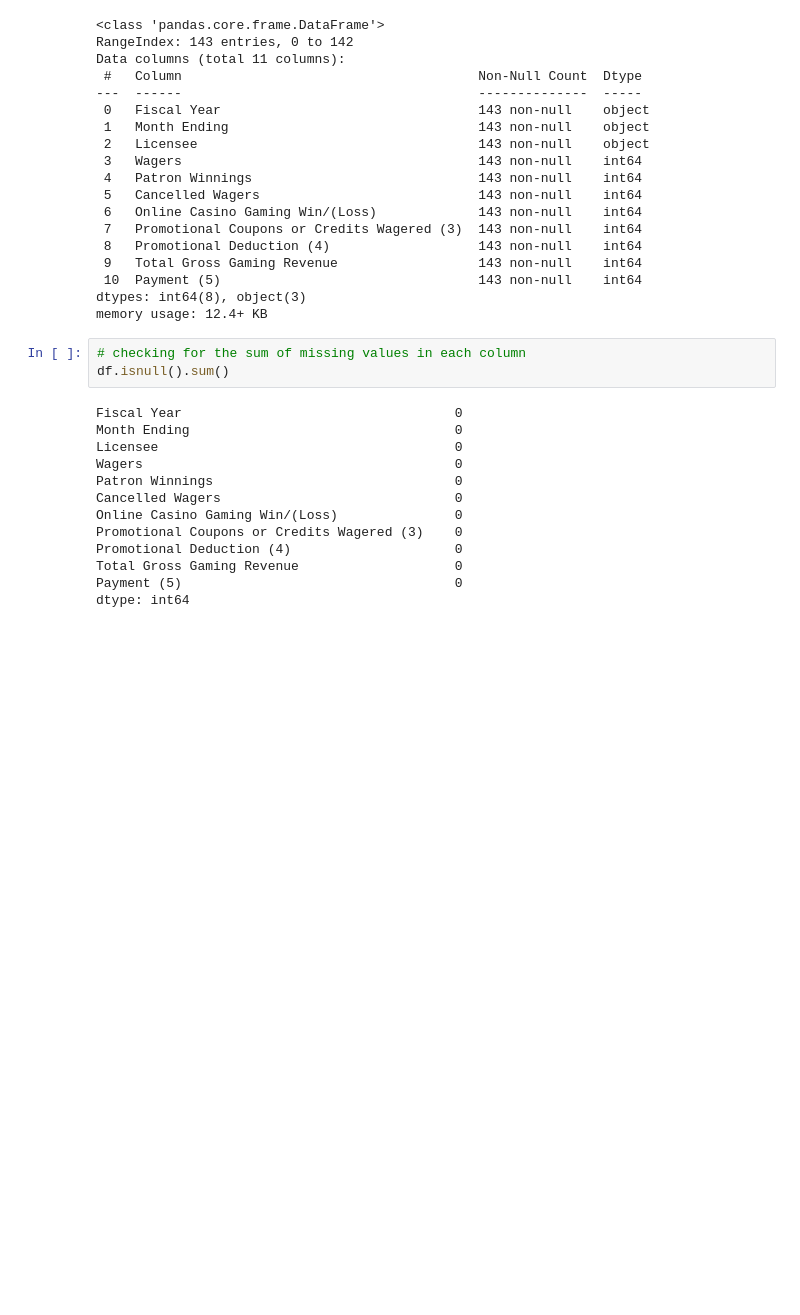
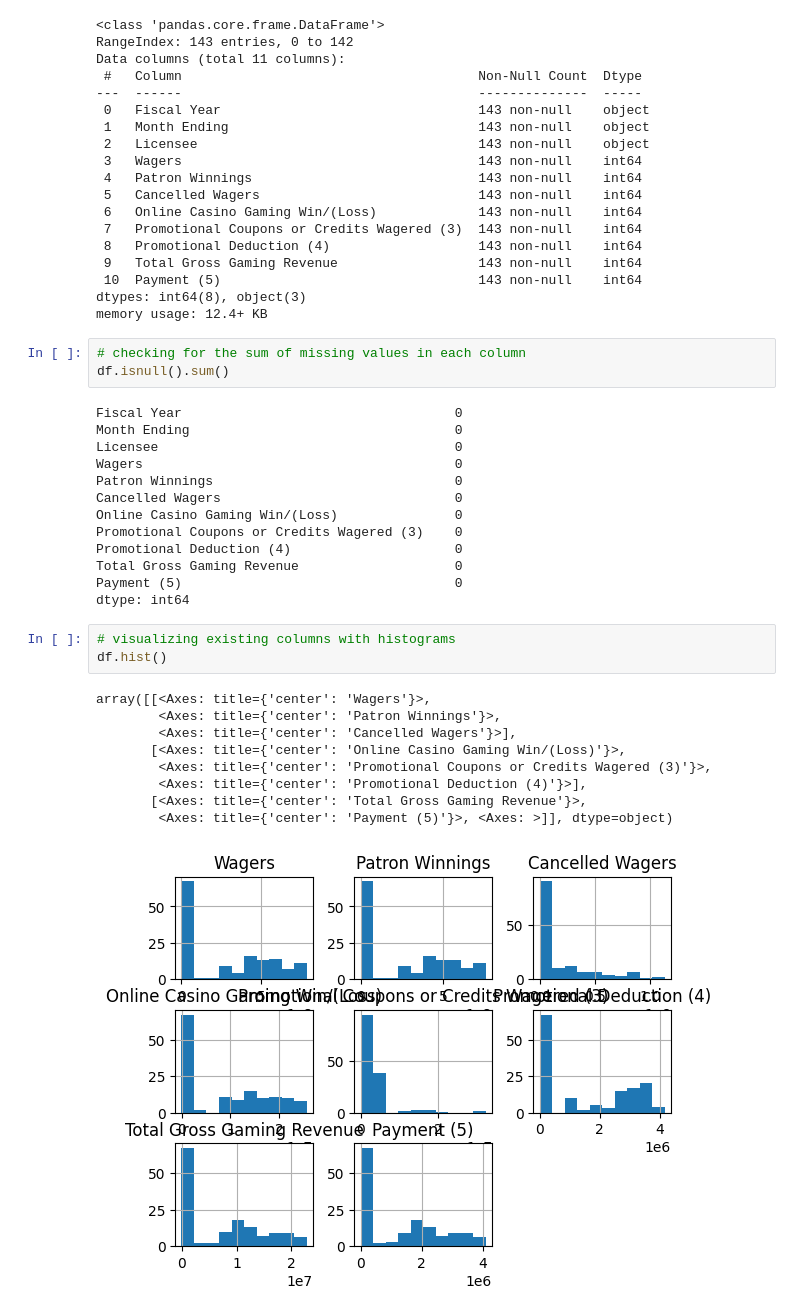
Before and after one commit to Phionanamugga/EDA_Tax_returns, a Jupyter notebook: casino_tax_returns.ipynb, the cells around one changed output. Saved outputs shown, nothing was run; the diff lists cells and outputs as text; blank space fills up the shorter version.

```diff
--- a/casino_tax_returns.ipynb
+++ b/casino_tax_returns.ipynb
@@ -71,3 +71,16 @@ Promotional Deduction (4)                     0
 Total Gross Gaming Revenue                    0
 Payment (5)                                   0
 dtype: int64
+# %%
+# visualizing existing columns with histograms
+df.hist()
+# %% [output]
+array([[<Axes: title={'center': 'Wagers'}>,
+        <Axes: title={'center': 'Patron Winnings'}>,
+        <Axes: title={'center': 'Cancelled Wagers'}>],
+       [<Axes: title={'center': 'Online Casino Gaming Win/(Loss)'}>,
+        <Axes: title={'center': 'Promotional Coupons or Credits Wagered (3)'}>,
+        <Axes: title={'center': 'Promotional Deduction (4)'}>],
+       [<Axes: title={'center': 'Total Gross Gaming Revenue'}>,
+        <Axes: title={'center': 'Payment (5)'}>, <Axes: >]], dtype=object)
+[figure, added]
```
